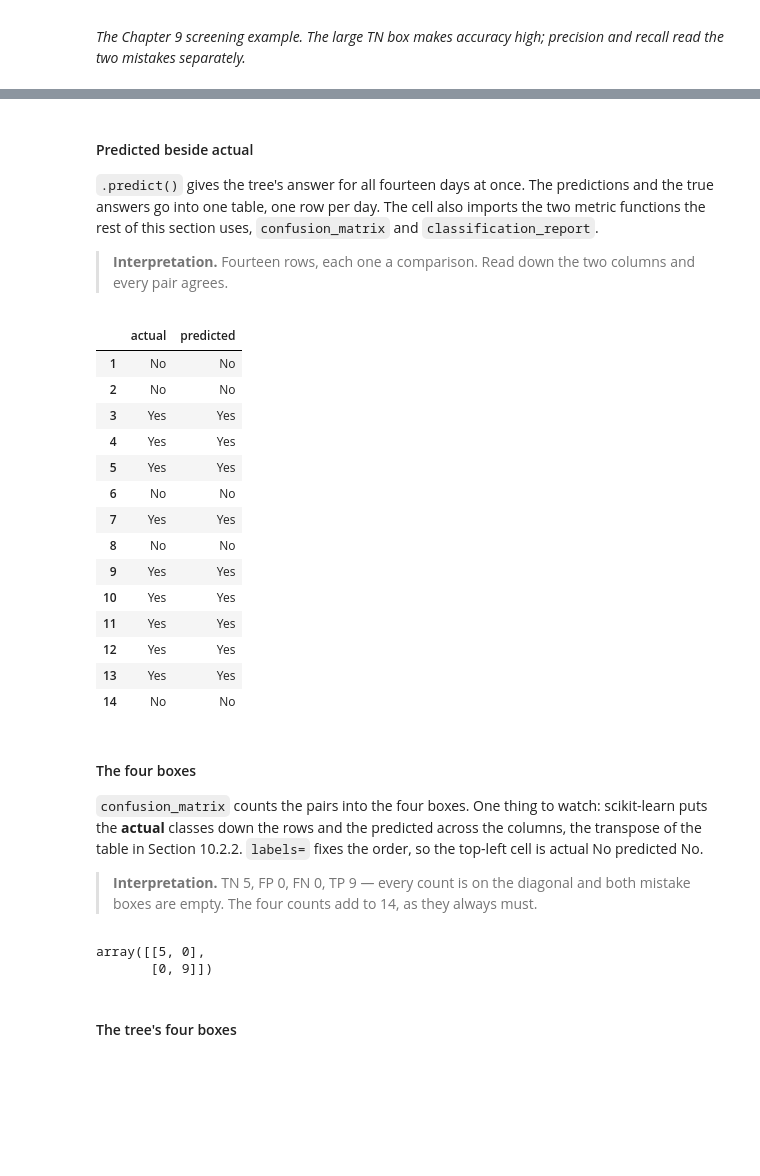
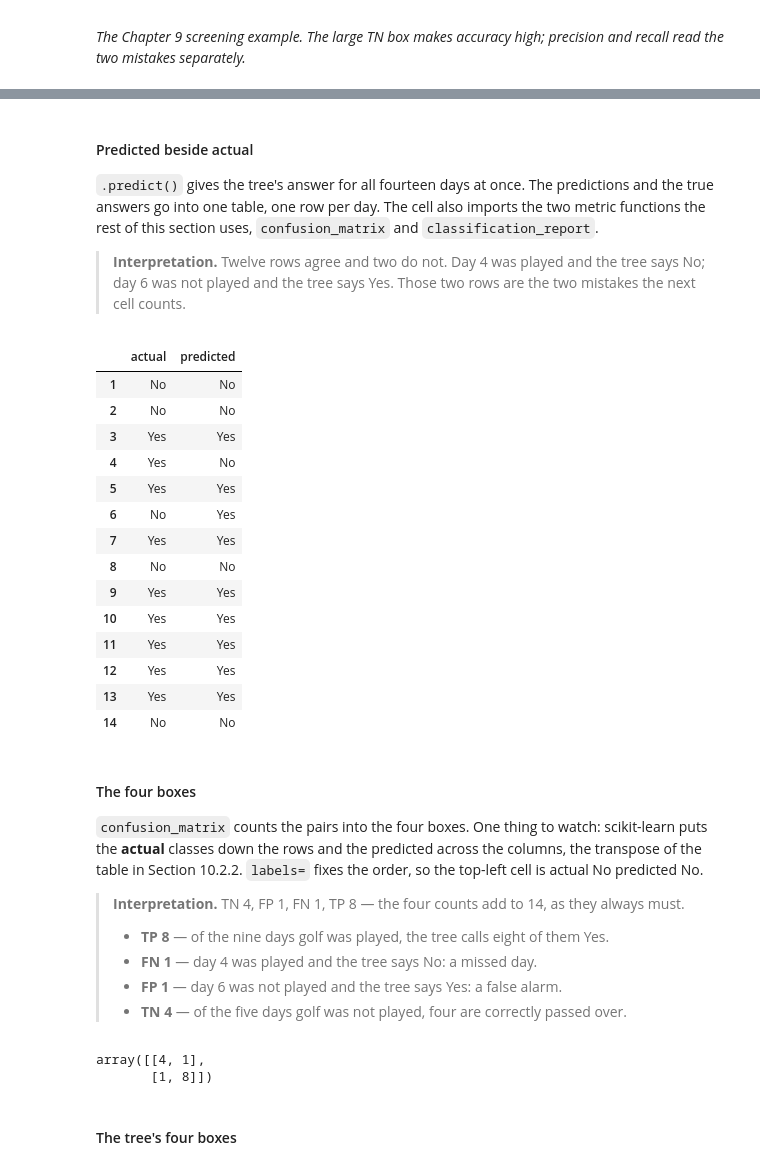
Before and after one commit to payakorn/888102-student, a Jupyter notebook: ch10_2_Evaluating_a_Classifier.ipynb, the cells around one changed output, grey strips where cells are left out. Cells and saved outputs as stored; diff of their text form; code cells hidden in the pictures; blank space fills up the shorter version.

```diff
--- a/ch10_2_Evaluating_a_Classifier.ipynb
+++ b/ch10_2_Evaluating_a_Classifier.ipynb
@@ -134,0 +143,5 @@ The tree has a prediction for every day, and every day has an answer. Putting th
+# %%
+from sklearn.tree import export_text
+
+small_tree = DecisionTreeClassifier(max_depth=2, random_state=0).fit(codes, golf["play"])
+print(export_text(small_tree, feature_names=list(codes.columns), class_names=list(small_tree.classes_)))
@@ -139,21 +160,21 @@ The tree has a prediction for every day, and every day has an answer. Putting th
 
 
 
-> **Interpretation.** Fourteen rows, each one a comparison. Read down the two columns and every pair agrees.
+> **Interpretation.** Twelve rows agree and two do not. Day 4 was played and the tree says No; day 6 was not played and the tree says Yes. Those two rows are the two mistakes the next cell counts.
 # %%
 from sklearn.metrics import confusion_matrix, classification_report
 
-predicted = model.predict(codes)
+predicted = small_tree.predict(codes)
 comparison = pd.DataFrame({"actual": golf["play"], "predicted": predicted}, index=golf.index)
 comparison
 # %% [output]
 |  | actual | predicted |
 | 1 | No | No |
 | 2 | No | No |
 | 3 | Yes | Yes |
-| 4 | Yes | Yes |
+| 4 | Yes | No |
 | 5 | Yes | Yes |
-| 6 | No | No |
+| 6 | No | Yes |
 | 7 | Yes | Yes |
 | 8 | No | No |
 | 9 | Yes | Yes |
@@ -169,12 +190,17 @@ comparison
 
 
 
-> **Interpretation.** TN 5, FP 0, FN 0, TP 9 — every count is on the diagonal and both mistake boxes are empty. The four counts add to 14, as they always must.
+> **Interpretation.** TN 4, FP 1, FN 1, TP 8 — the four counts add to 14, as they always must.
+>
+> - **TP 8** — of the nine days golf was played, the tree calls eight of them Yes.
+> - **FN 1** — day 4 was played and the tree says No: a missed day.
+> - **FP 1** — day 6 was not played and the tree says Yes: a false alarm.
+> - **TN 4** — of the five days golf was not played, four are correctly passed over.
 # %%
 confusion_matrix(golf["play"], predicted, labels=["No", "Yes"])
 # %% [output]
-array([[5, 0],
-       [0, 9]])
+array([[4, 1],
+       [1, 8]])
 # %% [markdown]
 #### The tree's four boxes
 
```
Also changed, not shown: parts of 7 cells of this notebook.
